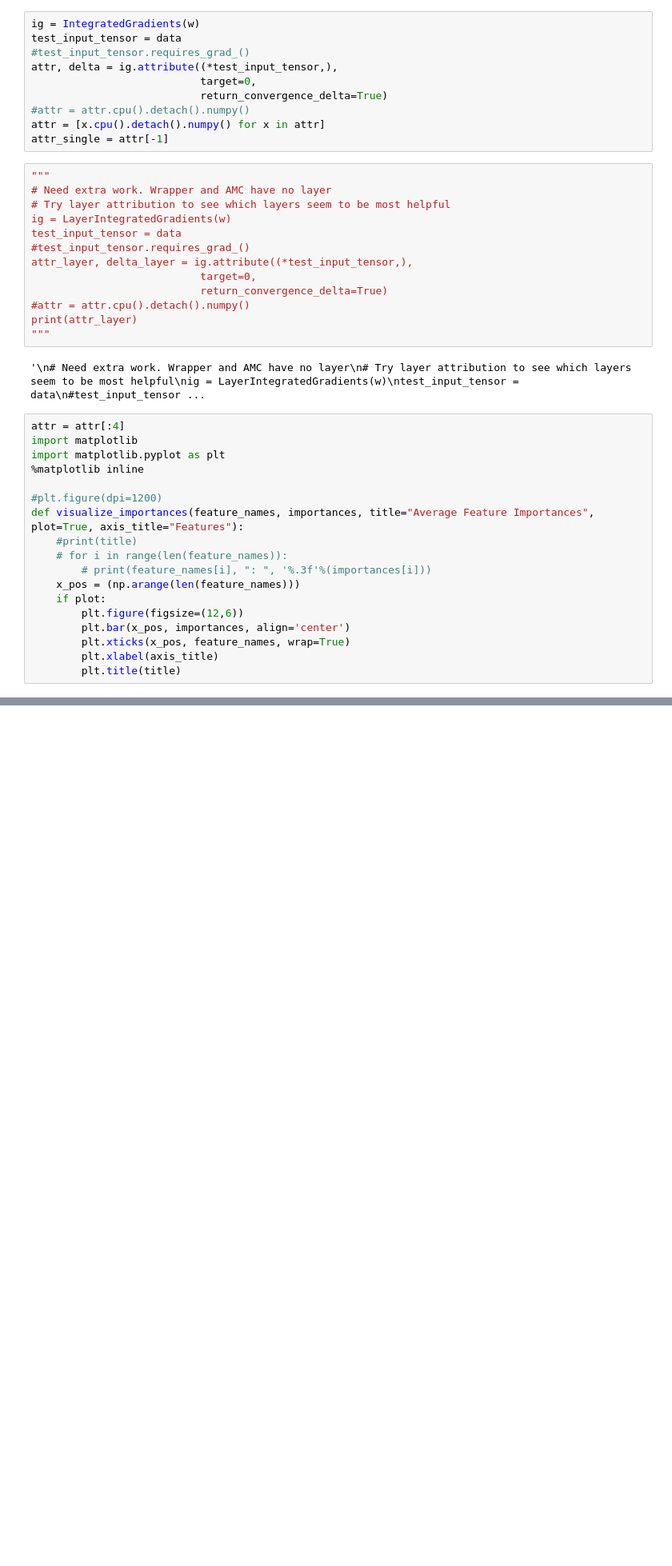
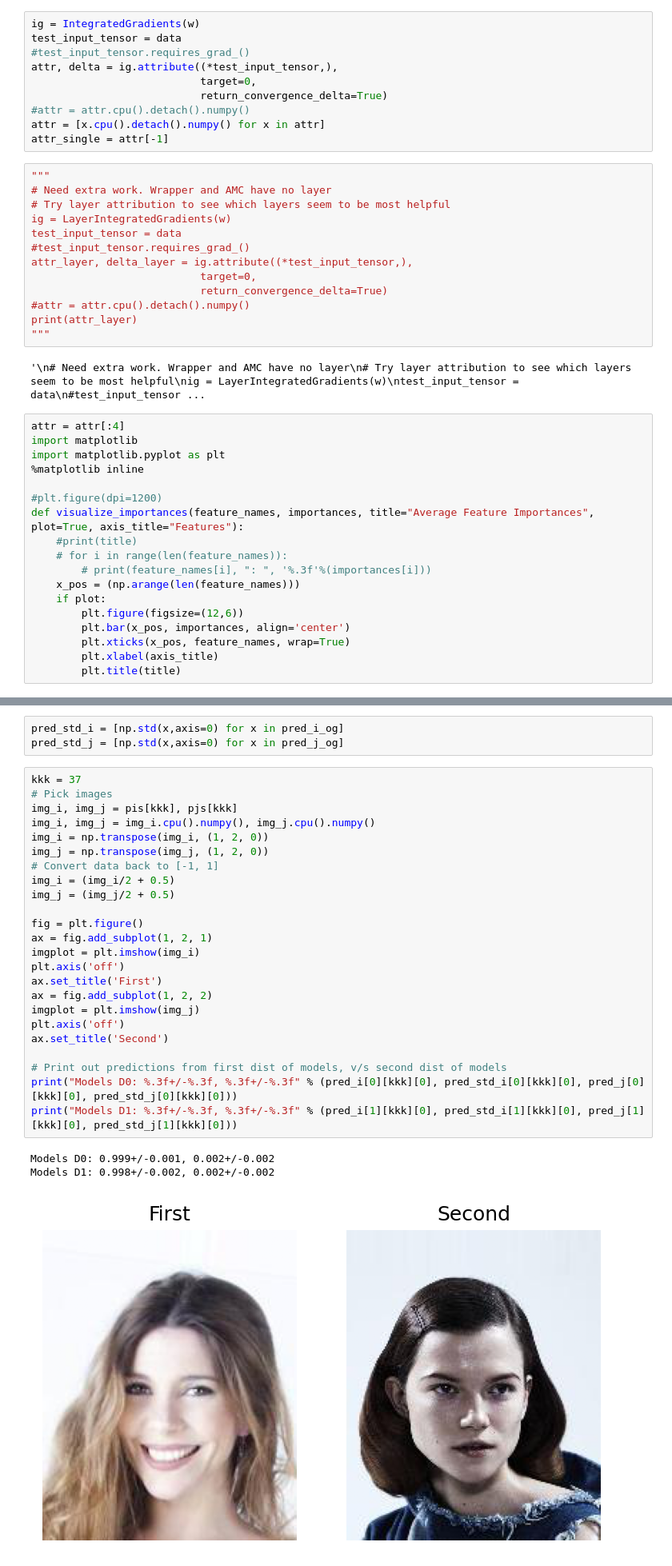
Before and after one commit to iamgroot42/dissecting_dist_inf, a Jupyter notebook: experiments/interpretability_amc.ipynb, the cells around one changed output, grey strips where cells are left out. Shown: that part at 80% size. Saved outputs shown, nothing was run; the diff lists cells and outputs as text; blank space fills up the shorter version.

```diff
--- a/experiments/interpretability_amc.ipynb
+++ b/experiments/interpretability_amc.ipynb
@@ -357,0 +366,31 @@ Total percentage of edges with one of them as anchor: 44.90%
+# %%
+pred_std_i = [np.std(x,axis=0) for x in pred_i_og]
+pred_std_j = [np.std(x,axis=0) for x in pred_j_og]
+# %%
+kkk = 37
+# Pick images
+img_i, img_j = pis[kkk], pjs[kkk]
+img_i, img_j = img_i.cpu().numpy(), img_j.cpu().numpy()
+img_i = np.transpose(img_i, (1, 2, 0))
+img_j = np.transpose(img_j, (1, 2, 0))
+# Convert data back to [-1, 1]
+img_i = (img_i/2 + 0.5)
+img_j = (img_j/2 + 0.5)
+
+fig = plt.figure()
+ax = fig.add_subplot(1, 2, 1)
+imgplot = plt.imshow(img_i)
+plt.axis('off')
+ax.set_title('First')
+ax = fig.add_subplot(1, 2, 2)
+imgplot = plt.imshow(img_j)
+plt.axis('off')
+ax.set_title('Second')
+
+# Print out predictions from first dist of models, v/s second dist of models
+print("Models D0: %.3f+/-%.3f, %.3f+/-%.3f" % (pred_i[0][kkk][0], pred_std_i[0][kkk][0], pred_j[0][kkk][0], pred_std_j[0][kkk][0]))
+print("Models D1: %.3f+/-%.3f, %.3f+/-%.3f" % (pred_i[1][kkk][0], pred_std_i[1][kkk][0], pred_j[1][kkk][0], pred_std_j[1][kkk][0]))
+# %% [output]
+Models D0: 0.999+/-0.001, 0.002+/-0.002
+Models D1: 0.998+/-0.002, 0.002+/-0.002
+[figure, added]
```
Also changed, not shown: parts of 9 cells of this notebook, 6 other files.
